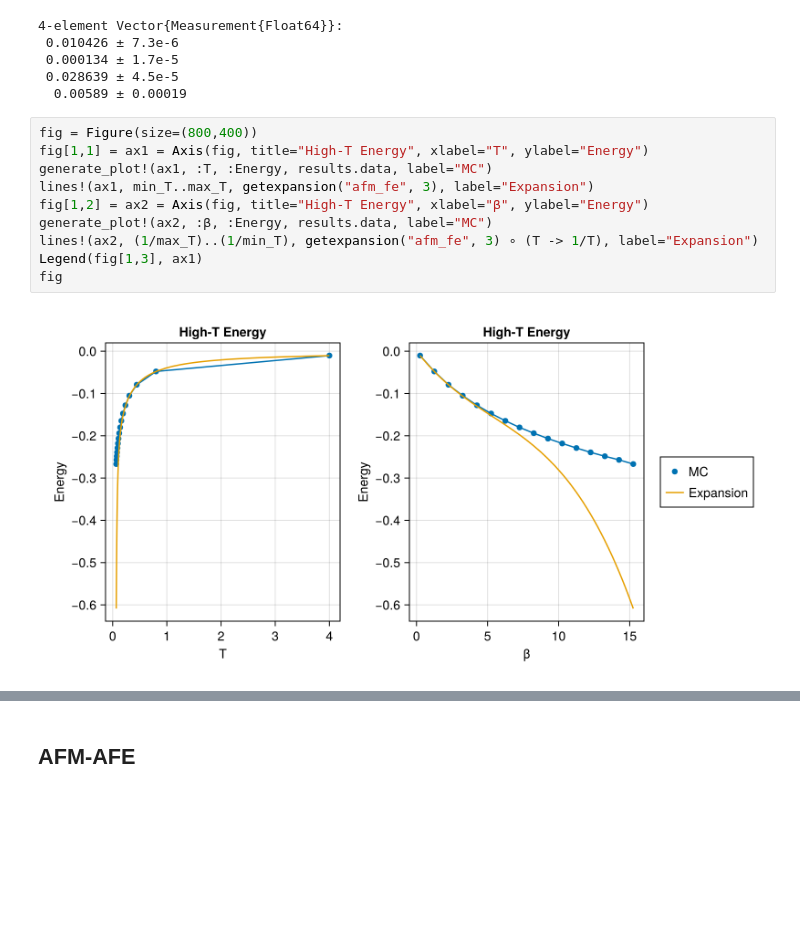
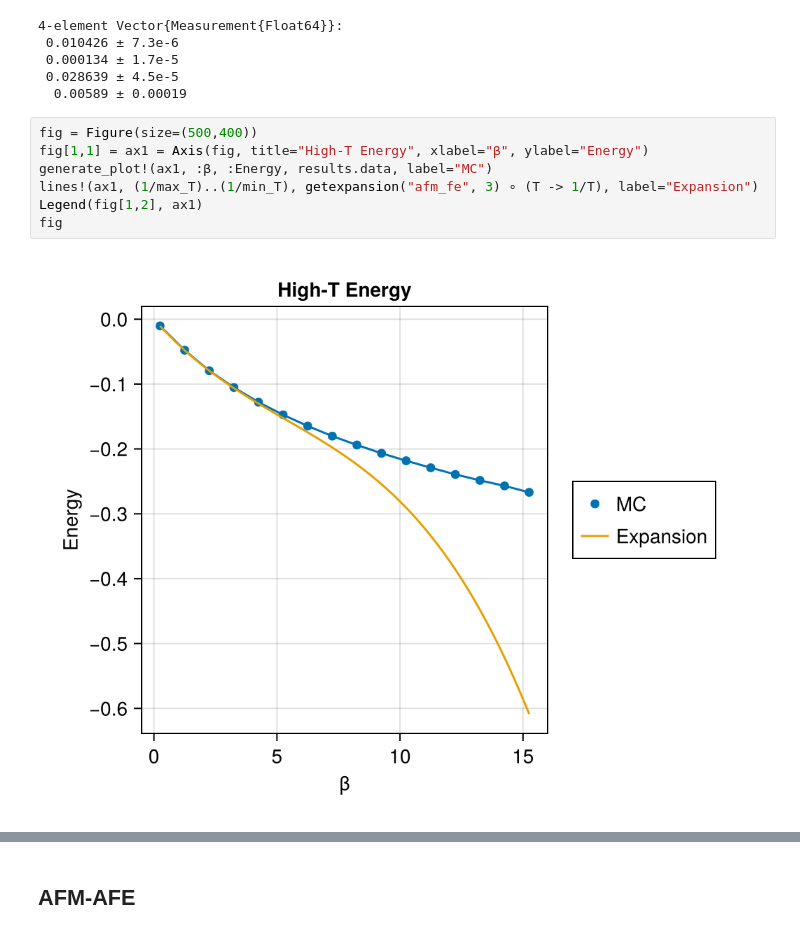
Before and after one commit to PatXue/WignerMolecule.jl, a Jupyter notebook: high-temp/plotting.ipynb, the cells around one changed output, grey strips where cells are left out. Drawn from its saved outputs; the diff is of its cells as text; blank space fills up the shorter version.

```diff
--- a/high-temp/plotting.ipynb
+++ b/high-temp/plotting.ipynb
@@ -300,14 +285,11 @@ display([cumulant([measurement(all_data["afm_fe/ηH$i"]) for i in 0:4],i) for i
  0.028639 ± 4.5e-5
   0.00589 ± 0.00019
 # %%
-fig = Figure(size=(800,400))
-fig[1,1] = ax1 = Axis(fig, title="High-T Energy", xlabel="T", ylabel="Energy")
-generate_plot!(ax1, :T, :Energy, results.data, label="MC")
-lines!(ax1, min_T..max_T, getexpansion("afm_fe", 3), label="Expansion")
-fig[1,2] = ax2 = Axis(fig, title="High-T Energy", xlabel="β", ylabel="Energy")
-generate_plot!(ax2, :β, :Energy, results.data, label="MC")
-lines!(ax2, (1/max_T)..(1/min_T), getexpansion("afm_fe", 3) ∘ (T -> 1/T), label="Expansion")
-Legend(fig[1,3], ax1)
+fig = Figure(size=(500,400))
+fig[1,1] = ax1 = Axis(fig, title="High-T Energy", xlabel="β", ylabel="Energy")
+generate_plot!(ax1, :β, :Energy, results.data, label="MC")
+lines!(ax1, (1/max_T)..(1/min_T), getexpansion("afm_fe", 3) ∘ (T -> 1/T), label="Expansion")
+Legend(fig[1,2], ax1)
 fig
 # %% [output]
-[figure, old version]
+[figure, new version]
```
Also changed, not shown: parts of 11 cells of this notebook.
